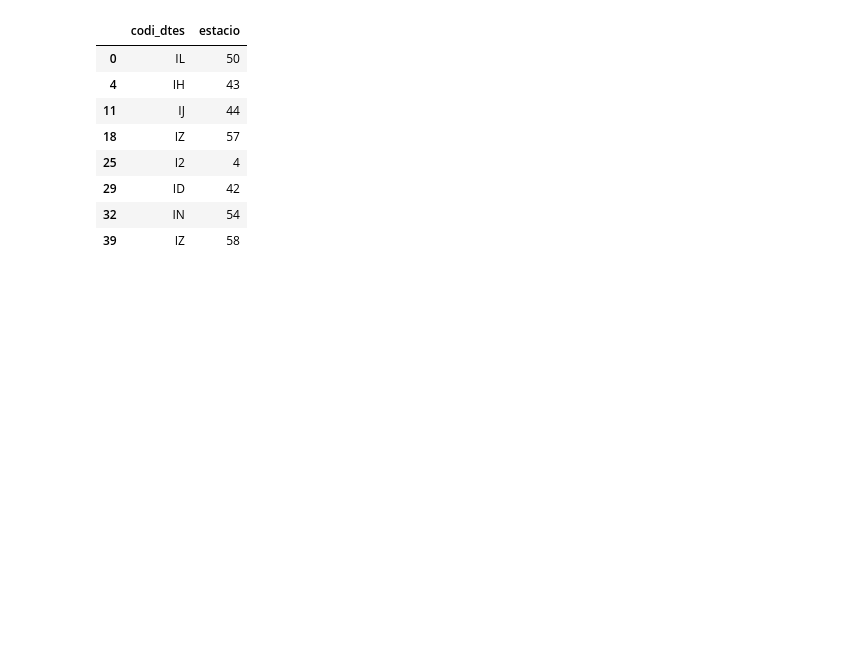
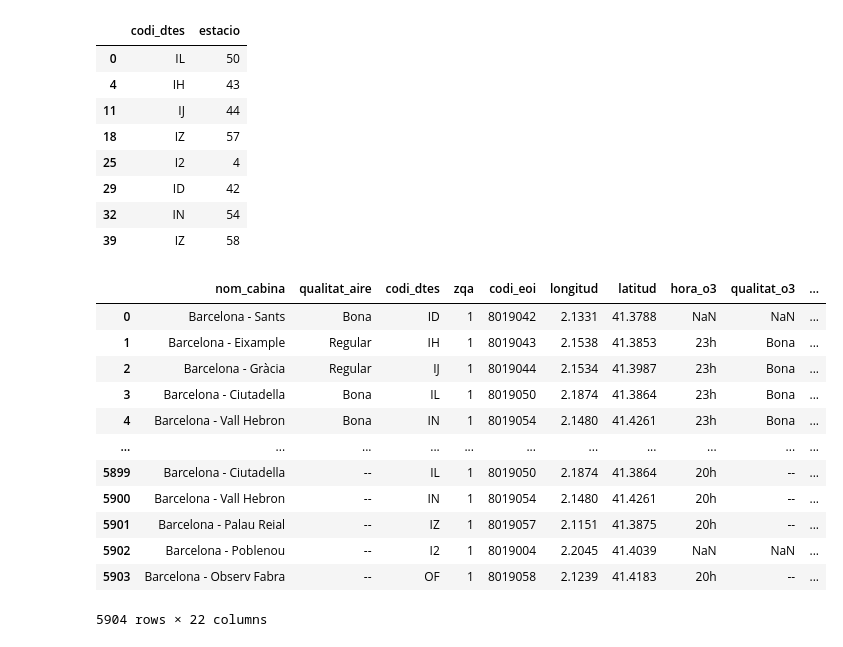
Before and after one commit to Ri-Dearg/barna-air-quality, a Jupyter notebook: dataset_convert.ipynb, the cells around one changed output. Drawn from its saved outputs; the diff is of its cells as text; code cells hidden in the pictures; blank space fills up the shorter version.

Commit message:
feat: ✨ add function to attach station number

```diff
--- a/dataset_convert.ipynb
+++ b/dataset_convert.ipynb
@@ -472,7 +472,8 @@ def build_station_mapping(station_file: str = STATION_FILE) -> pd.DataFrame:
 
     return station_map.rename(columns={"Estacio": "estacio"})
 # %%
-build_station_mapping()
+station_code_map = build_station_mapping()
+station_code_map
 # %% [output]
 |  | codi_dtes | estacio |
 | 0 | IL | 50 |
@@ -483,3 +484,59 @@ build_station_mapping()
 | 29 | ID | 42 |
 | 32 | IN | 54 |
 | 39 | IZ | 58 |
+# %%
+def map_dtes_to_station(
+    data_f_p2020: pd.DataFrame, mapping_df: pd.DataFrame
+) -> pd.DataFrame:
+    """Map the code to the station number.
+
+    Args:
+        data_f_p2020 (pd.DataFrame): Pre-2020 data.
+        mapping_df (pd.DataFrame): Mapped station dataframe.
+
+    Returns:
+        pd.DataFrame: Dataframe with stations added.
+
+    """
+    # First merge on codi_dtes where mapping is unique
+    df_merged = data_f_p2020.merge(
+        mapping_df.drop_duplicates('codi_dtes'), on='codi_dtes', how='left'
+    )
+
+    # Now fix the ambiguous IZ codes
+    df_merged.loc[
+        (df_merged['codi_dtes'] == 'IZ')
+        & (df_merged['nom_cabina'].str.contains('Palau Reial')),
+        'estacio',
+    ] = 57
+
+    df_merged.loc[
+        (df_merged['codi_dtes'] == 'IZ')
+        & (df_merged['nom_cabina'].str.contains('Fabra')),
+        'estacio',
+    ] = 58
+
+    # Old files sometimes use OF for this
+    df_merged.loc[
+        (df_merged['codi_dtes'] == 'OF')
+        & (df_merged['nom_cabina'].str.contains('Fabra')),
+        'estacio',
+    ] = 58
+
+    return df_merged
+# %%
+map_dtes_to_station(data_f_19, station_code_map)
+# %% [output]
+|  | nom_cabina | qualitat_aire | codi_dtes | zqa | codi_eoi | longitud | latitud | hora_o3 | qualitat_o3 | ... |
+| 0 | Barcelona - Sants | Bona | ID | 1 | 8019042 | 2.1331 | 41.3788 | NaN | NaN | ... |
+| 1 | Barcelona - Eixample | Regular | IH | 1 | 8019043 | 2.1538 | 41.3853 | 23h | Bona | ... |
+| 2 | Barcelona - Gràcia | Regular | IJ | 1 | 8019044 | 2.1534 | 41.3987 | 23h | Bona | ... |
+| 3 | Barcelona - Ciutadella | Bona | IL | 1 | 8019050 | 2.1874 | 41.3864 | 23h | Bona | ... |
+| 4 | Barcelona - Vall Hebron | Bona | IN | 1 | 8019054 | 2.1480 | 41.4261 | 23h | Bona | ... |
+| ... | ... | ... | ... | ... | ... | ... | ... | ... | ... | ... |
+| 5899 | Barcelona - Ciutadella | -- | IL | 1 | 8019050 | 2.1874 | 41.3864 | 20h | -- | ... |
+| 5900 | Barcelona - Vall Hebron | -- | IN | 1 | 8019054 | 2.1480 | 41.4261 | 20h | -- | ... |
+| 5901 | Barcelona - Palau Reial | -- | IZ | 1 | 8019057 | 2.1151 | 41.3875 | 20h | -- | ... |
+| 5902 | Barcelona - Poblenou | -- | I2 | 1 | 8019004 | 2.2045 | 41.4039 | NaN | NaN | ... |
+| 5903 | Barcelona - Observ Fabra | -- | OF | 1 | 8019058 | 2.1239 | 41.4183 | 20h | -- | ... |
+5904 rows × 22 columns
```
Also changed, not shown: parts of 1 cell of this notebook.
